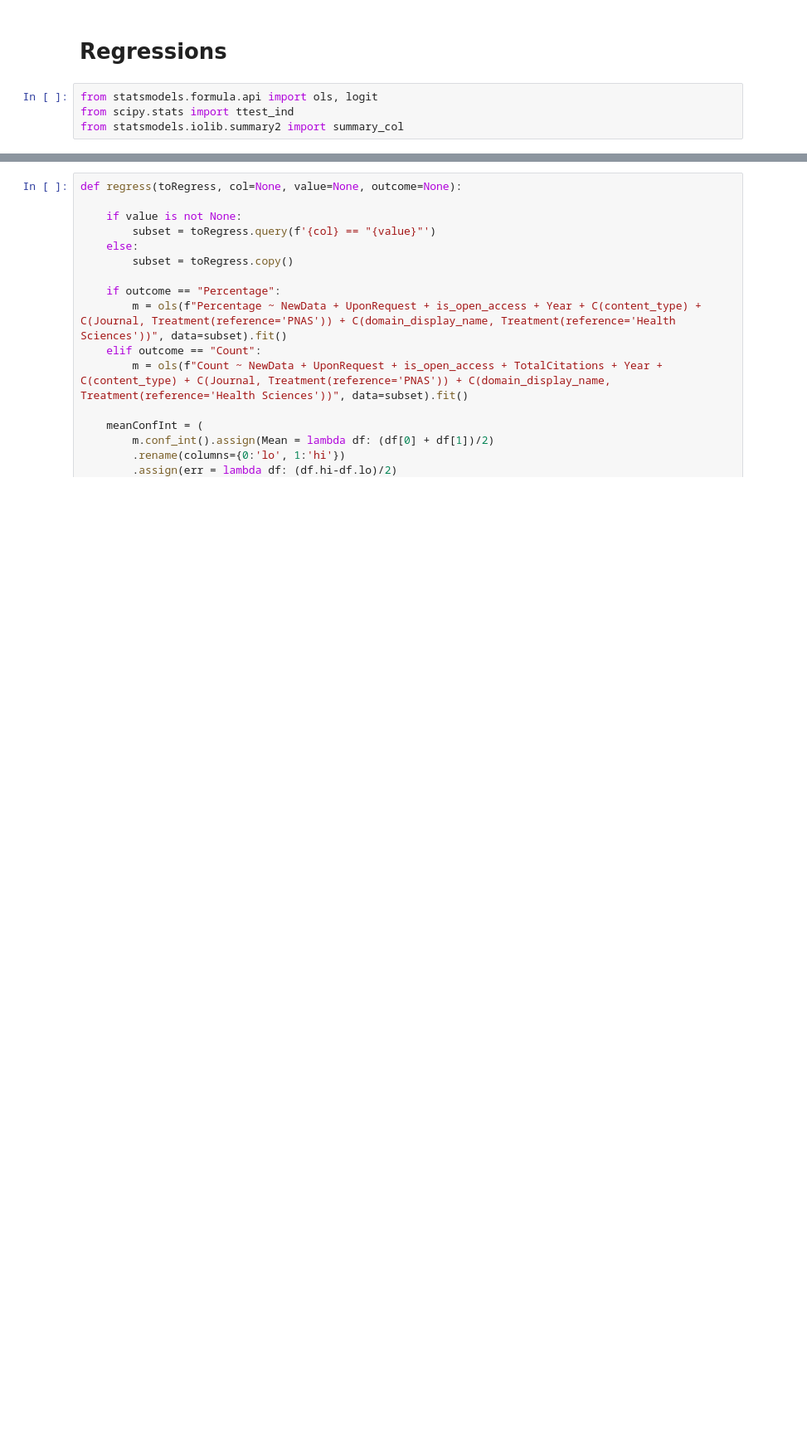
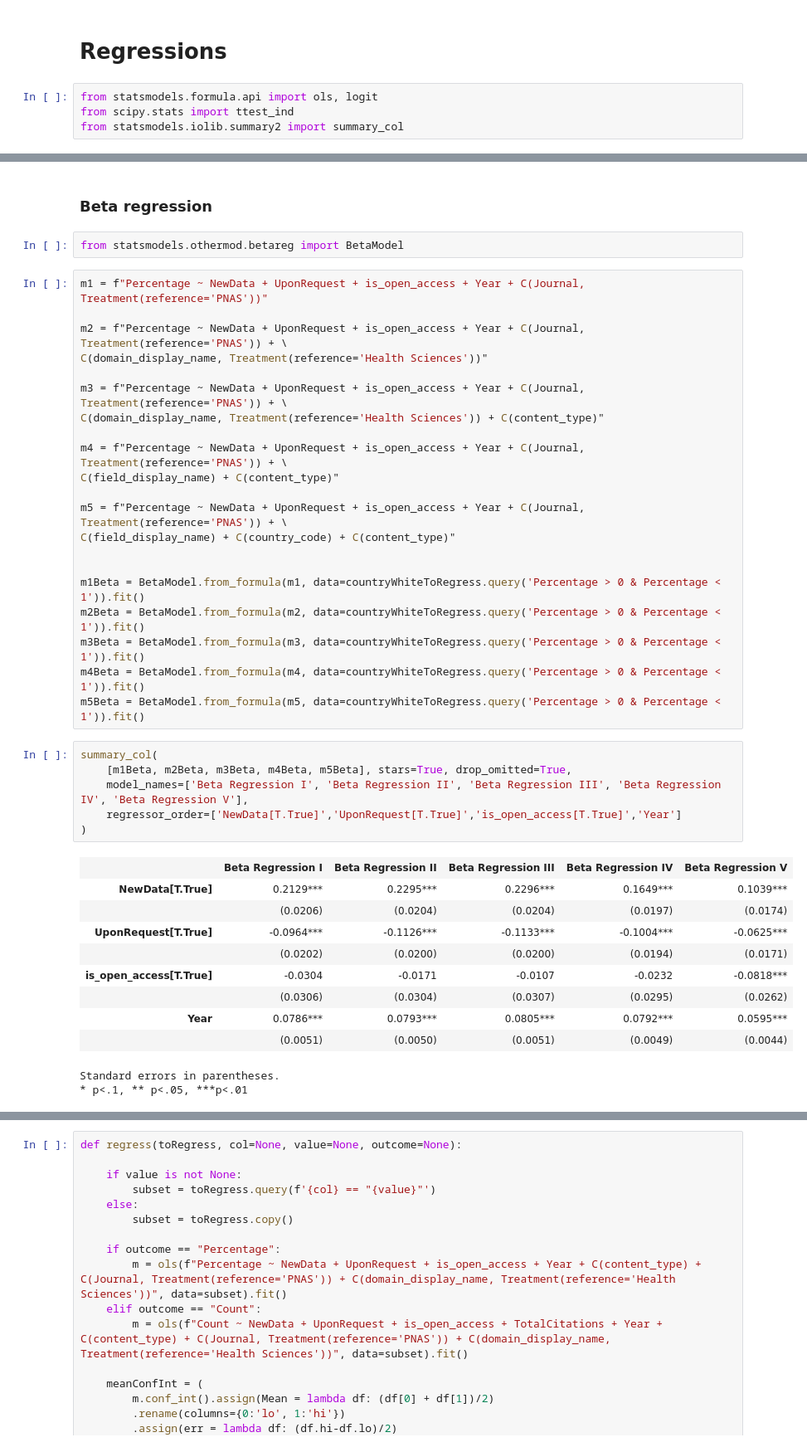
Before and after one commit to comnetsAD/bias_academia, a Jupyter notebook: observational_analyses/notebooks/Study_4.ipynb, the cells around one changed output, grey strips where cells are left out. Shown at 83% size. Drawn from its saved outputs; the diff is of its cells as text; blank space fills up the shorter version.

```diff
--- a/observational_analyses/notebooks/Study_4.ipynb
+++ b/observational_analyses/notebooks/Study_4.ipynb
@@ -1124,0 +1434,43 @@ countryWhiteToRegress = getDataFrame(countryAllNSCitation, allNorthSouth).pipe(p
+# %% [markdown]
+### Beta regression
+# %%
+from statsmodels.othermod.betareg import BetaModel
+# %%
+m1 = f"Percentage ~ NewData + UponRequest + is_open_access + Year + C(Journal, Treatment(reference='PNAS'))"
+
+m2 = f"Percentage ~ NewData + UponRequest + is_open_access + Year + C(Journal, Treatment(reference='PNAS')) + \
+C(domain_display_name, Treatment(reference='Health Sciences'))"
+
+m3 = f"Percentage ~ NewData + UponRequest + is_open_access + Year + C(Journal, Treatment(reference='PNAS')) + \
+C(domain_display_name, Treatment(reference='Health Sciences')) + C(content_type)"
+
+m4 = f"Percentage ~ NewData + UponRequest + is_open_access + Year + C(Journal, Treatment(reference='PNAS')) + \
+C(field_display_name) + C(content_type)"
+
+m5 = f"Percentage ~ NewData + UponRequest + is_open_access + Year + C(Journal, Treatment(reference='PNAS')) + \
+C(field_display_name) + C(country_code) + C(content_type)"
+
+
+m1Beta = BetaModel.from_formula(m1, data=countryWhiteToRegress.query('Percentage > 0 & Percentage < 1')).fit()
+m2Beta = BetaModel.from_formula(m2, data=countryWhiteToRegress.query('Percentage > 0 & Percentage < 1')).fit()
+m3Beta = BetaModel.from_formula(m3, data=countryWhiteToRegress.query('Percentage > 0 & Percentage < 1')).fit()
+m4Beta = BetaModel.from_formula(m4, data=countryWhiteToRegress.query('Percentage > 0 & Percentage < 1')).fit()
+m5Beta = BetaModel.from_formula(m5, data=countryWhiteToRegress.query('Percentage > 0 & Percentage < 1')).fit()
+# %%
+summary_col(
+    [m1Beta, m2Beta, m3Beta, m4Beta, m5Beta], stars=True, drop_omitted=True,
+    model_names=['Beta Regression I', 'Beta Regression II', 'Beta Regression III', 'Beta Regression IV', 'Beta Regression V'],
+    regressor_order=['NewData[T.True]','UponRequest[T.True]','is_open_access[T.True]','Year']
+)
+# %% [output]
+|  | Beta Regression I | Beta Regression II | Beta Regression III | Beta Regression IV | Beta Regression V |
+| NewData[T.True] | 0.2129*** | 0.2295*** | 0.2296*** | 0.1649*** | 0.1039*** |
+|  | (0.0206) | (0.0204) | (0.0204) | (0.0197) | (0.0174) |
+| UponRequest[T.True] | -0.0964*** | -0.1126*** | -0.1133*** | -0.1004*** | -0.0625*** |
+|  | (0.0202) | (0.0200) | (0.0200) | (0.0194) | (0.0171) |
+| is_open_access[T.True] | -0.0304 | -0.0171 | -0.0107 | -0.0232 | -0.0818*** |
+|  | (0.0306) | (0.0304) | (0.0307) | (0.0295) | (0.0262) |
+| Year | 0.0786*** | 0.0793*** | 0.0805*** | 0.0792*** | 0.0595*** |
+|  | (0.0051) | (0.0050) | (0.0051) | (0.0049) | (0.0044) |
+Standard errors in parentheses.
+* p<.1, ** p<.05, ***p<.01
```
Also changed, not shown: parts of 33 cells of this notebook.
